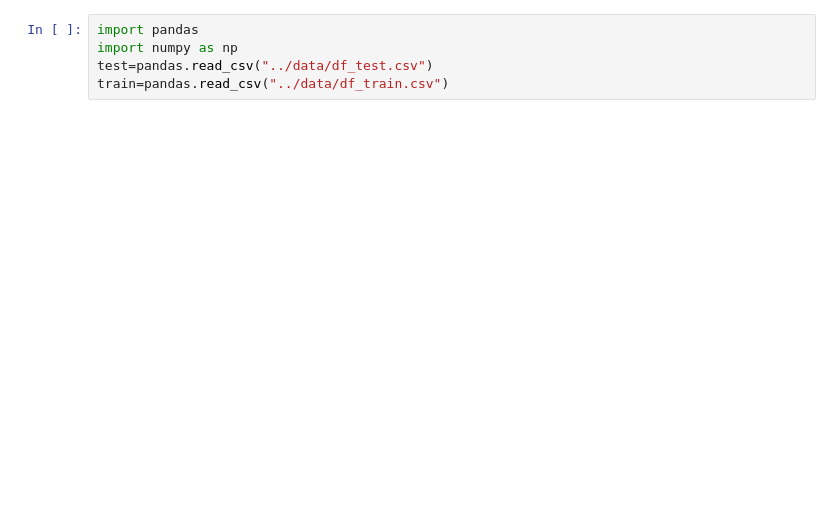
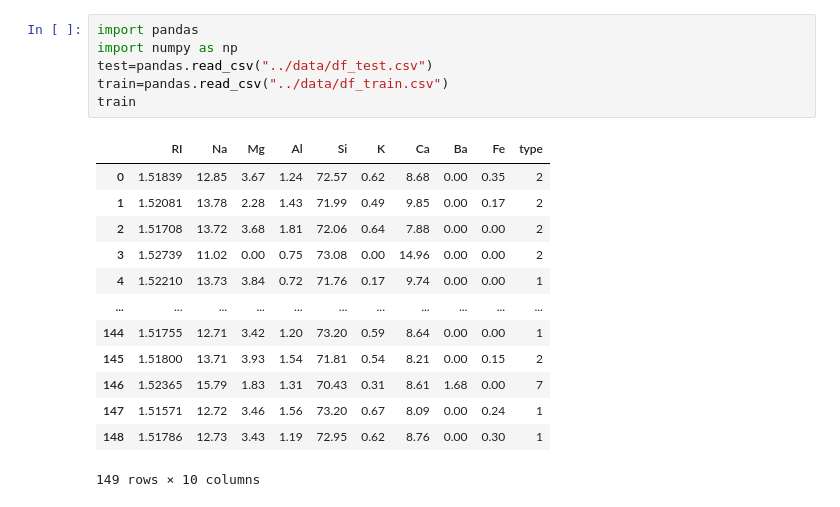
Before and after one commit to NicolaClark/MLEXAM, a Jupyter notebook: code/Neural Network playground.ipynb, the cells around one changed output. Drawn from its saved outputs; the diff is of its cells as text; blank space fills up the shorter version.

```diff
--- a/code/Neural Network playground.ipynb
+++ b/code/Neural Network playground.ipynb
@@ -1,8 +1,23 @@
 # %%
 import pandas
 import numpy as np
 test=pandas.read_csv("../data/df_test.csv")
 train=pandas.read_csv("../data/df_train.csv")
+train
+# %% [output]
+|  | RI | Na | Mg | Al | Si | K | Ca | Ba | Fe | type |
+| 0 | 1.51839 | 12.85 | 3.67 | 1.24 | 72.57 | 0.62 | 8.68 | 0.00 | 0.35 | 2 |
+| 1 | 1.52081 | 13.78 | 2.28 | 1.43 | 71.99 | 0.49 | 9.85 | 0.00 | 0.17 | 2 |
+| 2 | 1.51708 | 13.72 | 3.68 | 1.81 | 72.06 | 0.64 | 7.88 | 0.00 | 0.00 | 2 |
+| 3 | 1.52739 | 11.02 | 0.00 | 0.75 | 73.08 | 0.00 | 14.96 | 0.00 | 0.00 | 2 |
+| 4 | 1.52210 | 13.73 | 3.84 | 0.72 | 71.76 | 0.17 | 9.74 | 0.00 | 0.00 | 1 |
+| ... | ... | ... | ... | ... | ... | ... | ... | ... | ... | ... |
+| 144 | 1.51755 | 12.71 | 3.42 | 1.20 | 73.20 | 0.59 | 8.64 | 0.00 | 0.00 | 1 |
+| 145 | 1.51800 | 13.71 | 3.93 | 1.54 | 71.81 | 0.54 | 8.21 | 0.00 | 0.15 | 2 |
+| 146 | 1.52365 | 15.79 | 1.83 | 1.31 | 70.43 | 0.31 | 8.61 | 1.68 | 0.00 | 7 |
+| 147 | 1.51571 | 12.72 | 3.46 | 1.56 | 73.20 | 0.67 | 8.09 | 0.00 | 0.24 | 1 |
+| 148 | 1.51786 | 12.73 | 3.43 | 1.19 | 72.95 | 0.62 | 8.76 | 0.00 | 0.30 | 1 |
+149 rows × 10 columns
 # %%
 class network:
     def __init__(self, n_features, layers_info):
```
Also changed, not shown: parts of 7 cells of this notebook, 4 other files.
